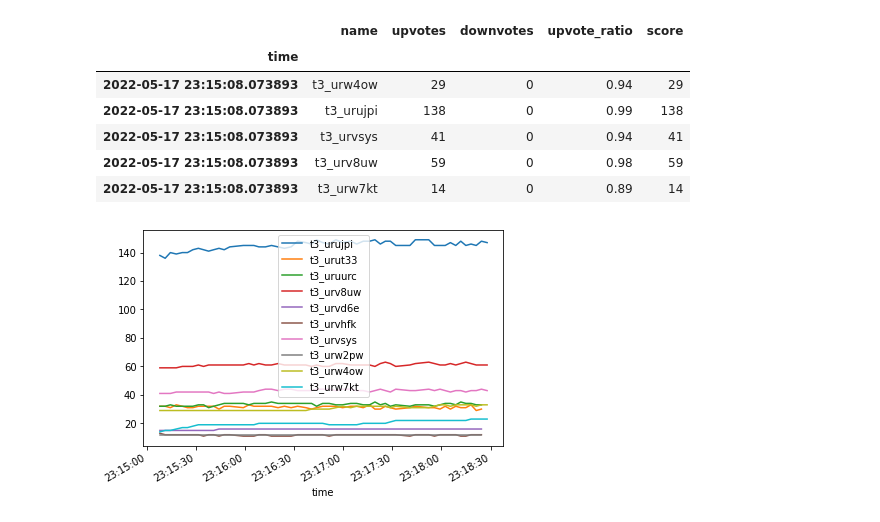
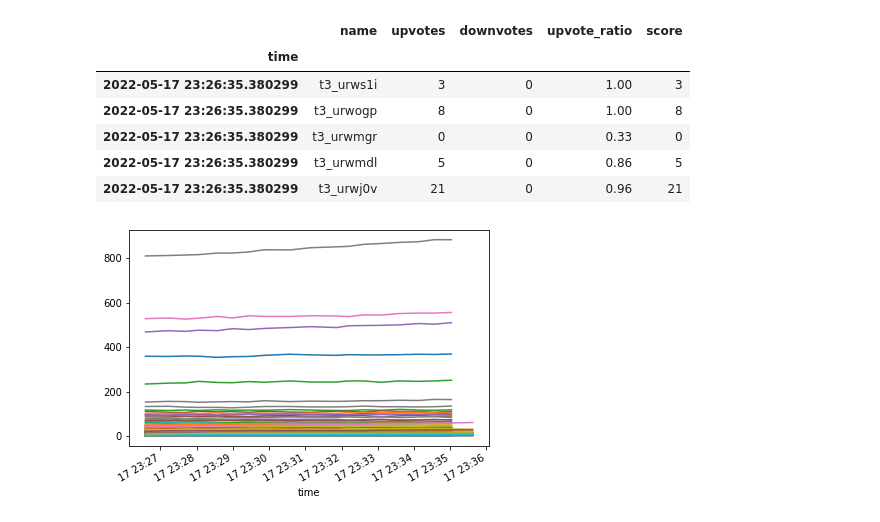
Before and after one commit to fedeb95/memes, a Jupyter notebook: Untitled.ipynb, the cells around one changed output. Cells and saved outputs as stored; diff of their text form; code cells hidden in the pictures.

```diff
--- a/Untitled.ipynb
+++ b/Untitled.ipynb
@@ -5,5 +7,5 @@ import matplotlib as mpl
 # %%
-df = pd.read_csv('./data_2022-05-17_23:15:08.073699.csv', sep=';')
+df = pd.read_csv('./data_new_100_hour_2022-05-17_23:26:35.380098.csv', sep=';')
 # %%
 df = df.set_index('time')
 df.index = pd.DatetimeIndex(df.index)
@@ -11,17 +13,17 @@ df.head()
 # %% [output]
 |  | name | upvotes | downvotes | upvote_ratio | score |
 | time |  |  |  |  |  |
-| 2022-05-17 23:15:08.073893 | t3_urw4ow | 29 | 0 | 0.94 | 29 |
-| 2022-05-17 23:15:08.073893 | t3_urujpi | 138 | 0 | 0.99 | 138 |
-| 2022-05-17 23:15:08.073893 | t3_urvsys | 41 | 0 | 0.94 | 41 |
-| 2022-05-17 23:15:08.073893 | t3_urv8uw | 59 | 0 | 0.98 | 59 |
-| 2022-05-17 23:15:08.073893 | t3_urw7kt | 14 | 0 | 0.89 | 14 |
+| 2022-05-17 23:26:35.380299 | t3_urws1i | 3 | 0 | 1.00 | 3 |
+| 2022-05-17 23:26:35.380299 | t3_urwogp | 8 | 0 | 1.00 | 8 |
+| 2022-05-17 23:26:35.380299 | t3_urwmgr | 0 | 0 | 0.33 | 0 |
+| 2022-05-17 23:26:35.380299 | t3_urwmdl | 5 | 0 | 0.86 | 5 |
+| 2022-05-17 23:26:35.380299 | t3_urwj0v | 21 | 0 | 0.96 | 21 |
 # %%
 fig = plt.figure(figsize=(5, 3))
 ax = fig.add_axes([0, 0, 1, 1])
 plt.xticks(rotation = 45) # Rotates X-Axis Ticks by 45-degrees
-df.groupby('name')['upvotes'].plot()
-ax.legend()
+df.groupby('name')['score'].plot()
+#ax.legend()
 plt.show()
 # %% [output]
-[figure, old version]
+[figure, new version]
```
Also changed, not shown: parts of 13 cells of this notebook.
